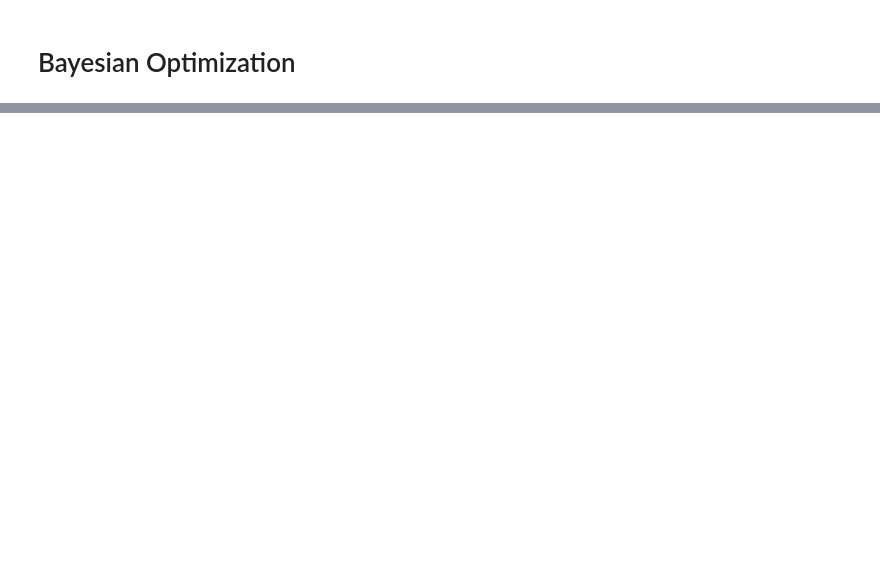
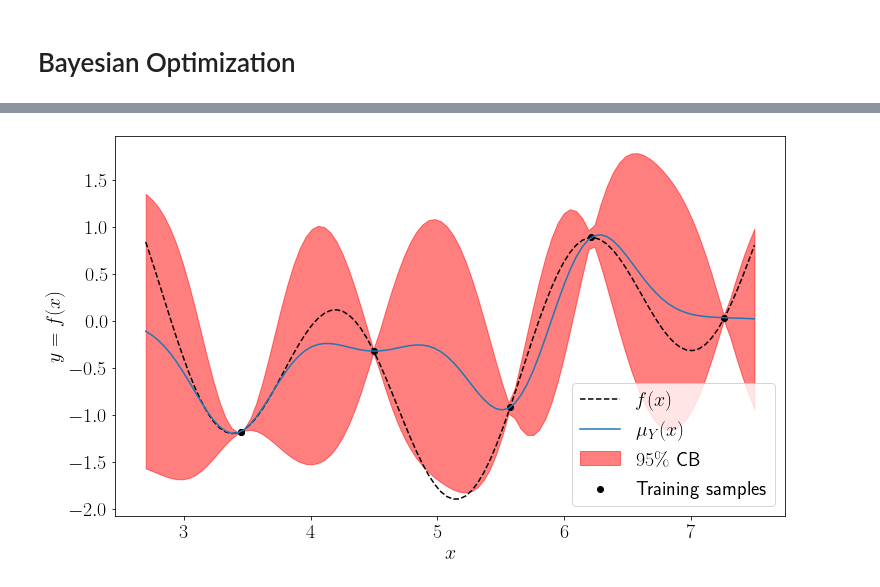
Before and after one commit to Probabilistic-ML/lecture-notes, a Jupyter notebook: ProbabilisticML/03_appl/01_BO.ipynb, the cells around one changed output, grey strips where cells are left out. Saved outputs shown, nothing was run; the diff lists cells and outputs as text; code cells hidden in the pictures; blank space fills up the shorter version.

```diff
--- a/ProbabilisticML/03_appl/01_BO.ipynb
+++ b/ProbabilisticML/03_appl/01_BO.ipynb
@@ -56,0 +121,14 @@ The first acquisition
+# %%
+y_lcb = y_pred_mu - 1.96 * y_pred_std
+y_ucb = y_pred_mu + 1.96 * y_pred_std
+
+fig, ax = plt.subplots(figsize=(12, 7))
+ax.fill_between(x_grid, y_lcb, y_ucb, alpha=0.5, color="red", label="$95\%$ CB")
+ax.plot(x_grid, y_true, "--k", label="$f(x)$")
+ax.plot(x_grid, y_pred_mu, label="$\mu_Y(x)$")
+ax.scatter(x_train.ravel(), y_train.ravel(), label="Training samples", color="k")
+ax.set_xlabel("$x$")
+ax.set_ylabel("$y=f(x)$")
+_ = ax.legend()
+# %% [output]
+[figure, added]
```
Also changed, not shown: parts of 17 cells of this notebook.
